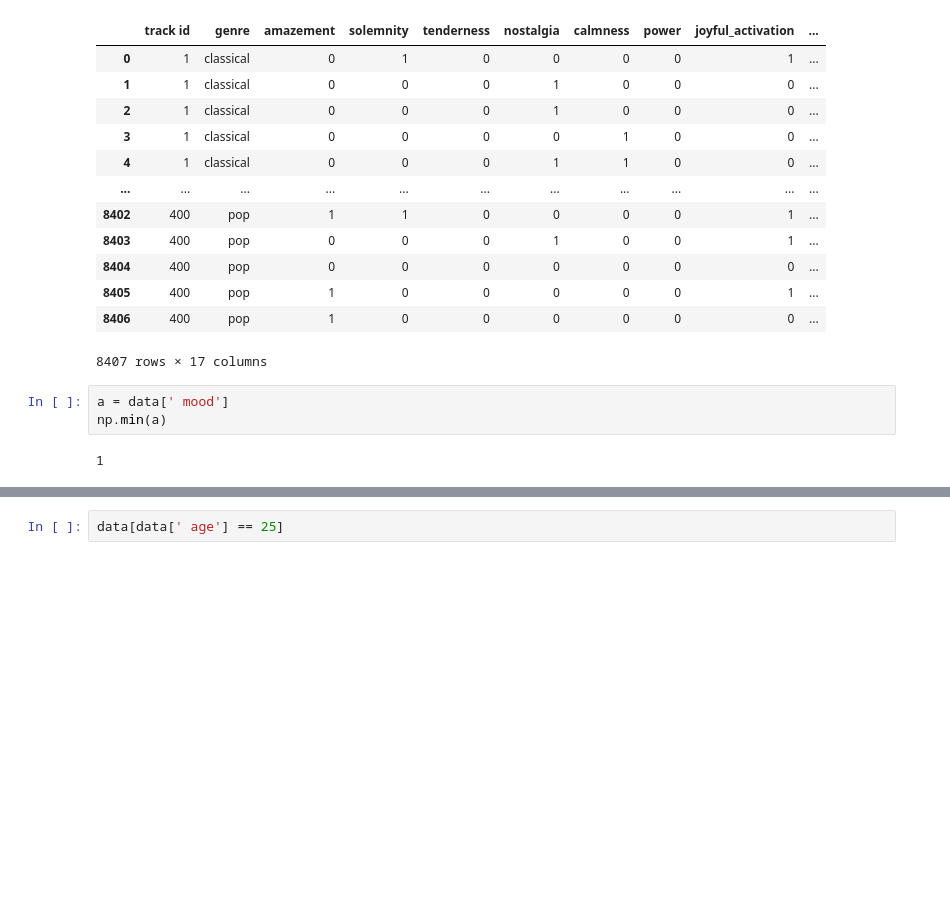
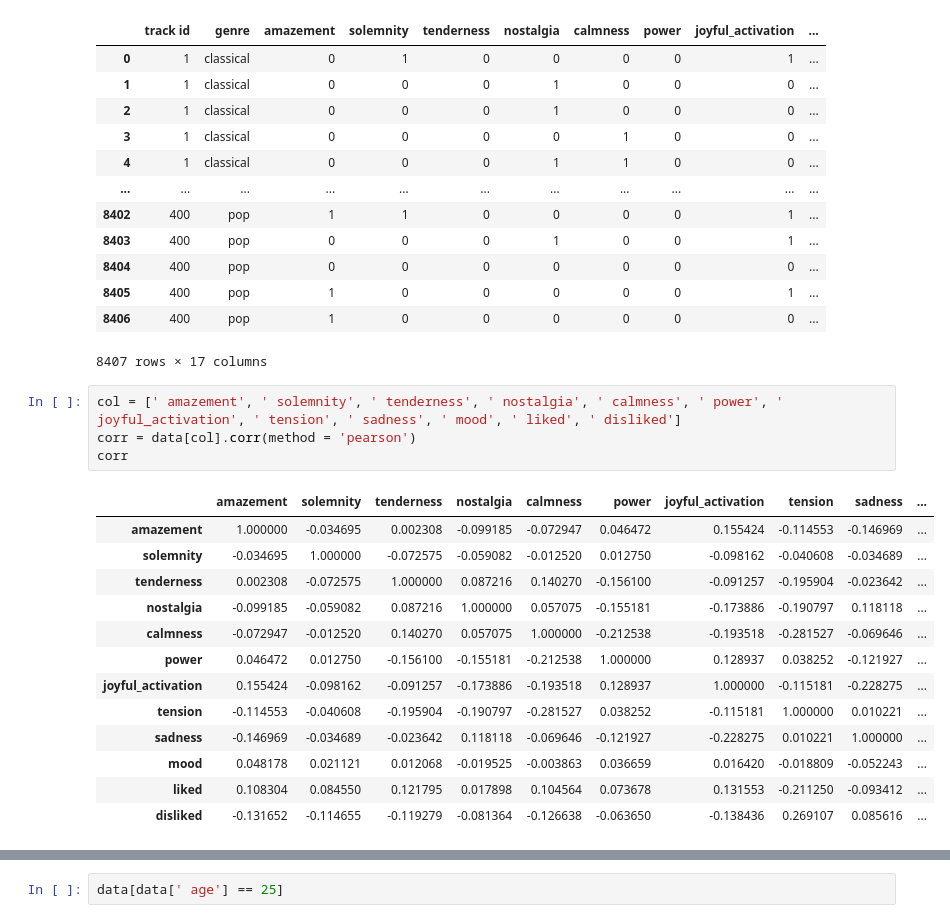
Before and after one commit to Sharp90/recommendation, a Jupyter notebook: induced_musical_emotion.ipynb, the cells around one changed output, grey strips where cells are left out. Drawn from its saved outputs; the diff is of its cells as text; blank space fills up the shorter version.

```diff
--- a/induced_musical_emotion.ipynb
+++ b/induced_musical_emotion.ipynb
@@ -28,8 +30,21 @@ data
 | 8405 | 400 | pop | 1 | 0 | 0 | 0 | 0 | 0 | 1 | ... |
 | 8406 | 400 | pop | 1 | 0 | 0 | 0 | 0 | 0 | 0 | ... |
 8407 rows × 17 columns
-# %%
-a = data[' mood']
-np.min(a)
-# %% [output]
-1
+# %%
+col = [' amazement', ' solemnity', ' tenderness', ' nostalgia', ' calmness', ' power', ' joyful_activation', ' tension', ' sadness', ' mood', ' liked', ' disliked']
+corr = data[col].corr(method = 'pearson')
+corr
+# %% [output]
+|  | amazement | solemnity | tenderness | nostalgia | calmness | power | joyful_activation | tension | sadness | ... |
+| amazement | 1.000000 | -0.034695 | 0.002308 | -0.099185 | -0.072947 | 0.046472 | 0.155424 | -0.114553 | -0.146969 | ... |
+| solemnity | -0.034695 | 1.000000 | -0.072575 | -0.059082 | -0.012520 | 0.012750 | -0.098162 | -0.040608 | -0.034689 | ... |
+| tenderness | 0.002308 | -0.072575 | 1.000000 | 0.087216 | 0.140270 | -0.156100 | -0.091257 | -0.195904 | -0.023642 | ... |
+| nostalgia | -0.099185 | -0.059082 | 0.087216 | 1.000000 | 0.057075 | -0.155181 | -0.173886 | -0.190797 | 0.118118 | ... |
+| calmness | -0.072947 | -0.012520 | 0.140270 | 0.057075 | 1.000000 | -0.212538 | -0.193518 | -0.281527 | -0.069646 | ... |
+| power | 0.046472 | 0.012750 | -0.156100 | -0.155181 | -0.212538 | 1.000000 | 0.128937 | 0.038252 | -0.121927 | ... |
+| joyful_activation | 0.155424 | -0.098162 | -0.091257 | -0.173886 | -0.193518 | 0.128937 | 1.000000 | -0.115181 | -0.228275 | ... |
+| tension | -0.114553 | -0.040608 | -0.195904 | -0.190797 | -0.281527 | 0.038252 | -0.115181 | 1.000000 | 0.010221 | ... |
+| sadness | -0.146969 | -0.034689 | -0.023642 | 0.118118 | -0.069646 | -0.121927 | -0.228275 | 0.010221 | 1.000000 | ... |
+| mood | 0.048178 | 0.021121 | 0.012068 | -0.019525 | -0.003863 | 0.036659 | 0.016420 | -0.018809 | -0.052243 | ... |
+| liked | 0.108304 | 0.084550 | 0.121795 | 0.017898 | 0.104564 | 0.073678 | 0.131553 | -0.211250 | -0.093412 | ... |
+| disliked | -0.131652 | -0.114655 | -0.119279 | -0.081364 | -0.126638 | -0.063650 | -0.138436 | 0.269107 | 0.085616 | ... |
```
Also changed, not shown: parts of 5 cells of this notebook, 2 other files.
